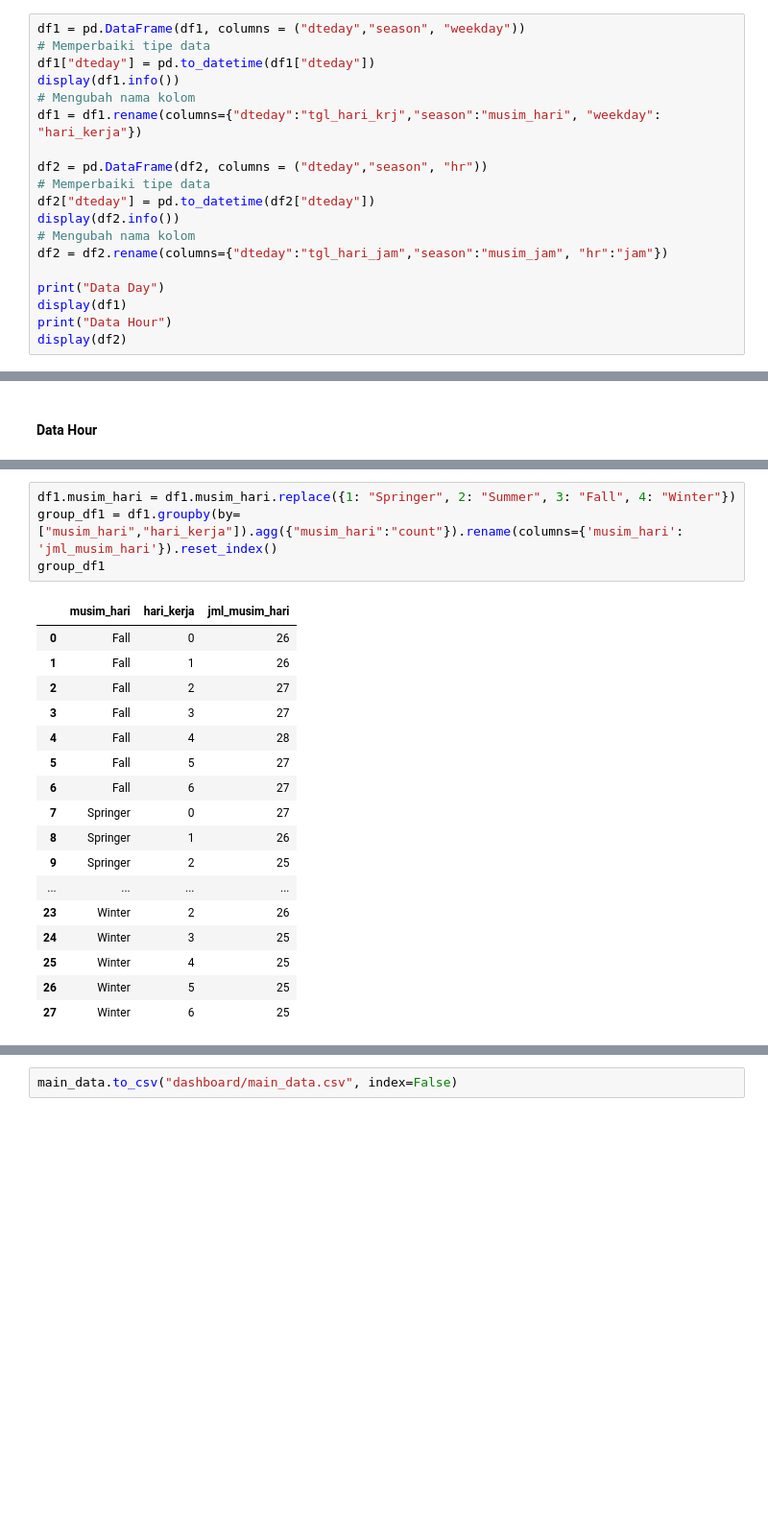
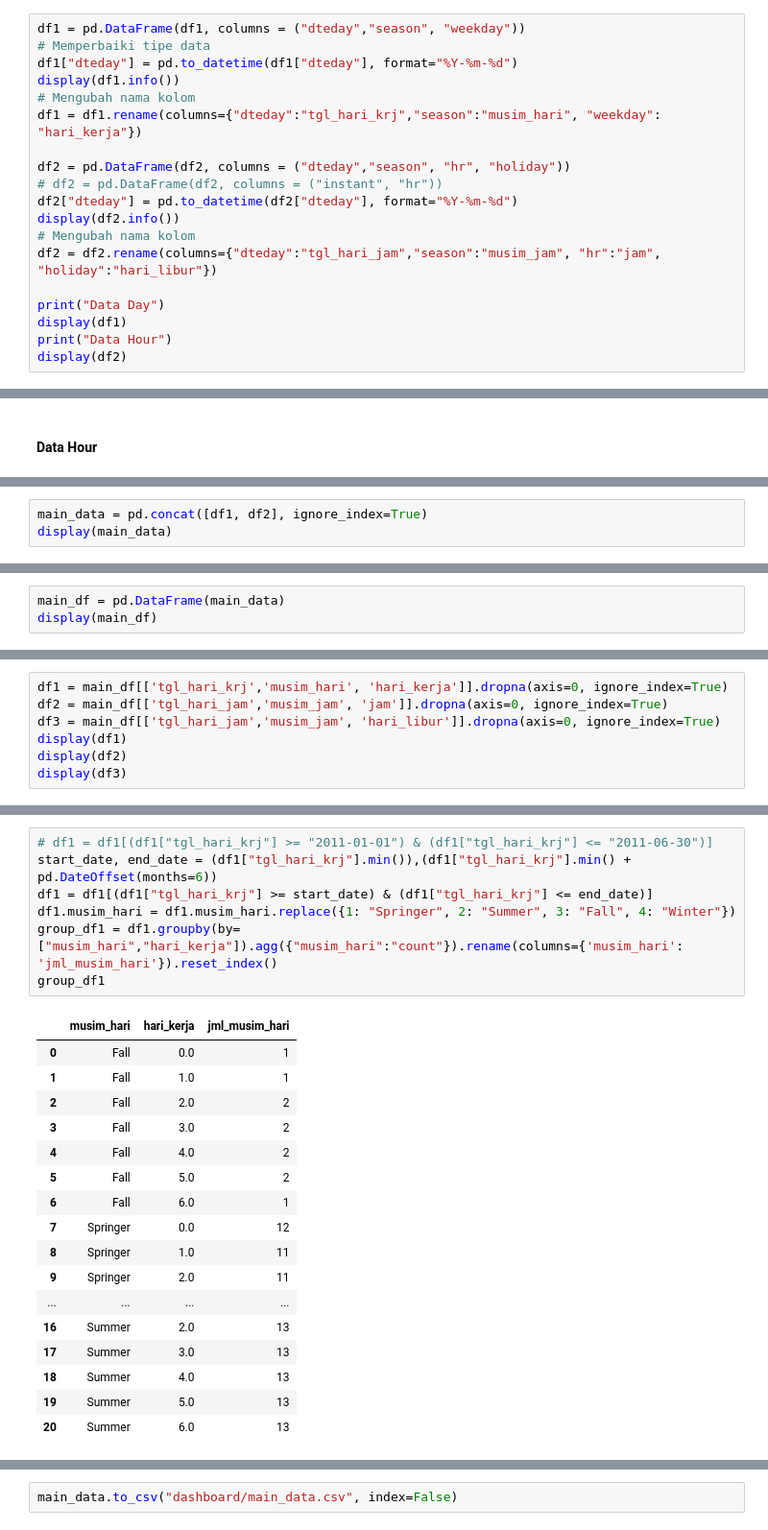
Before and after one commit to ValentioStanley/Data-Analysis-with-Python, a Jupyter notebook: notebook.ipynb, the cells around one changed output, grey strips where cells are left out. Shown at 96% size. Cells and saved outputs as stored; diff of their text form; blank space fills up the shorter version.

```diff
--- a/notebook.ipynb
+++ b/notebook.ipynb
@@ -243,17 +195,17 @@ df2.describe()
 # %%
 df1 = pd.DataFrame(df1, columns = ("dteday","season", "weekday"))
 # Memperbaiki tipe data
-df1["dteday"] = pd.to_datetime(df1["dteday"])
+df1["dteday"] = pd.to_datetime(df1["dteday"], format="%Y-%m-%d")
 display(df1.info())
 # Mengubah nama kolom
 df1 = df1.rename(columns={"dteday":"tgl_hari_krj","season":"musim_hari", "weekday": "hari_kerja"})
 
-df2 = pd.DataFrame(df2, columns = ("dteday","season", "hr"))
-# Memperbaiki tipe data
-df2["dteday"] = pd.to_datetime(df2["dteday"])
+df2 = pd.DataFrame(df2, columns = ("dteday","season", "hr", "holiday"))
+# df2 = pd.DataFrame(df2, columns = ("instant", "hr"))
+df2["dteday"] = pd.to_datetime(df2["dteday"], format="%Y-%m-%d")
 display(df2.info())
 # Mengubah nama kolom
-df2 = df2.rename(columns={"dteday":"tgl_hari_jam","season":"musim_jam", "hr":"jam"})
+df2 = df2.rename(columns={"dteday":"tgl_hari_jam","season":"musim_jam", "hr":"jam", "holiday":"hari_libur"})
 
 print("Data Day")
 display(df1)
@@ -438,0 +391,3 @@ df1
+# %%
+main_data = pd.concat([df1, df2], ignore_index=True)
+display(main_data)
@@ -438,0 +408,3 @@ df1
+# %%
+main_df = pd.DataFrame(main_data)
+display(main_df)
@@ -438,0 +427,7 @@ df1
+# %%
+df1 = main_df[['tgl_hari_krj','musim_hari', 'hari_kerja']].dropna(axis=0, ignore_index=True)
+df2 = main_df[['tgl_hari_jam','musim_jam', 'jam']].dropna(axis=0, ignore_index=True)
+df3 = main_df[['tgl_hari_jam','musim_jam', 'hari_libur']].dropna(axis=0, ignore_index=True)
+display(df1)
+display(df2)
+display(df3)
@@ -439,25 +476,28 @@ df1
 # %%
+# df1 = df1[(df1["tgl_hari_krj"] >= "2011-01-01") & (df1["tgl_hari_krj"] <= "2011-06-30")]
+start_date, end_date = (df1["tgl_hari_krj"].min()),(df1["tgl_hari_krj"].min() + pd.DateOffset(months=6))
+df1 = df1[(df1["tgl_hari_krj"] >= start_date) & (df1["tgl_hari_krj"] <= end_date)]
 df1.musim_hari = df1.musim_hari.replace({1: "Springer", 2: "Summer", 3: "Fall", 4: "Winter"})
 group_df1 = df1.groupby(by=["musim_hari","hari_kerja"]).agg({"musim_hari":"count"}).rename(columns={'musim_hari': 'jml_musim_hari'}).reset_index()
 group_df1
 # %% [output]
 |  | musim_hari | hari_kerja | jml_musim_hari |
-| 0 | Fall | 0 | 26 |
-| 1 | Fall | 1 | 26 |
-| 2 | Fall | 2 | 27 |
-| 3 | Fall | 3 | 27 |
-| 4 | Fall | 4 | 28 |
-| 5 | Fall | 5 | 27 |
-| 6 | Fall | 6 | 27 |
-| 7 | Springer | 0 | 27 |
-| 8 | Springer | 1 | 26 |
-| 9 | Springer | 2 | 25 |
+| 0 | Fall | 0.0 | 1 |
+| 1 | Fall | 1.0 | 1 |
+| 2 | Fall | 2.0 | 2 |
+| 3 | Fall | 3.0 | 2 |
+| 4 | Fall | 4.0 | 2 |
+| 5 | Fall | 5.0 | 2 |
+| 6 | Fall | 6.0 | 1 |
+| 7 | Springer | 0.0 | 12 |
+| 8 | Springer | 1.0 | 11 |
+| 9 | Springer | 2.0 | 11 |
 | ... | ... | ... | ... |
-| 23 | Winter | 2 | 26 |
-| 24 | Winter | 3 | 25 |
-| 25 | Winter | 4 | 25 |
-| 26 | Winter | 5 | 25 |
-| 27 | Winter | 6 | 25 |
+| 16 | Summer | 2.0 | 13 |
+| 17 | Summer | 3.0 | 13 |
+| 18 | Summer | 4.0 | 13 |
+| 19 | Summer | 5.0 | 13 |
+| 20 | Summer | 6.0 | 13 |
 # %%
 byseason_df1 = pd.merge(left=df1, right=group_df1, on=["musim_hari","hari_kerja"], how="right")
 byseason_df1
```
Also changed, not shown: parts of 60 cells of this notebook, 5 other files.
